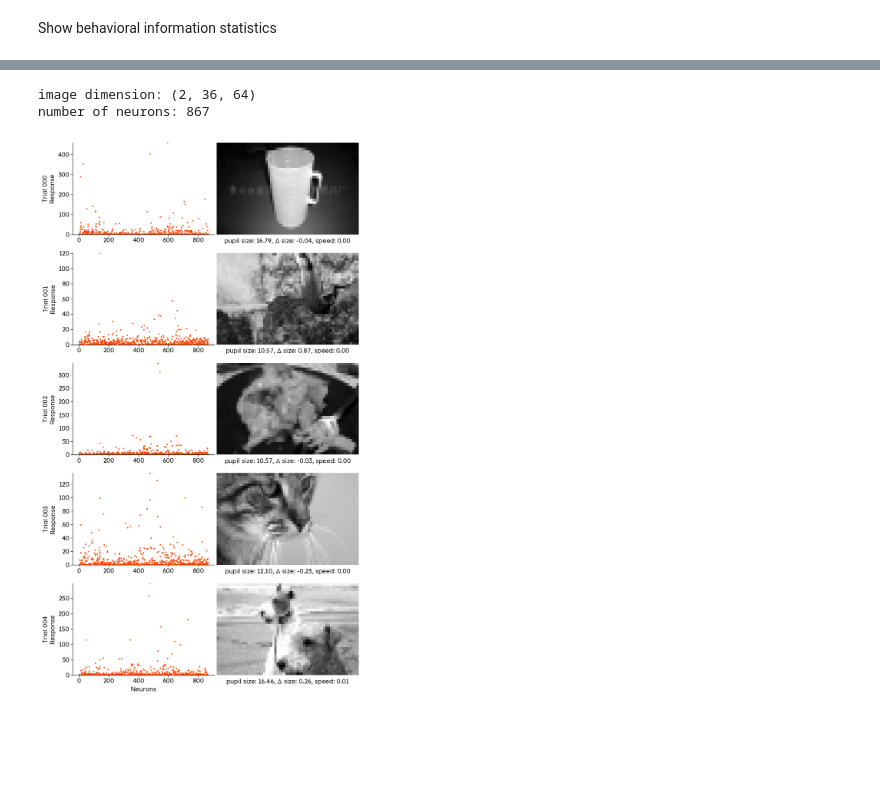
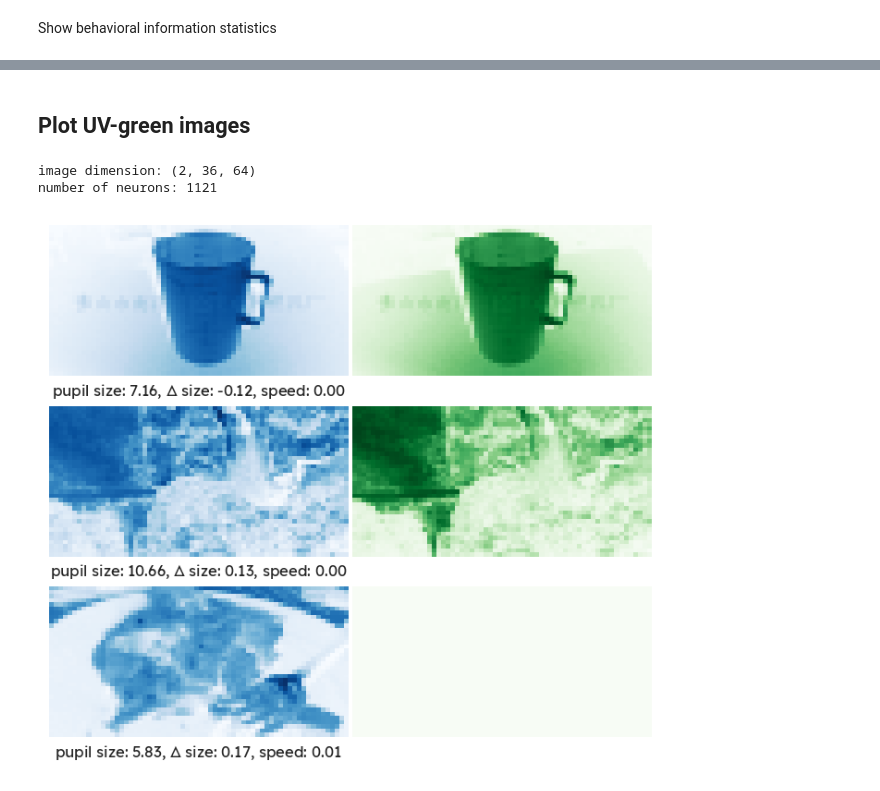
Before and after one commit to bryanlimy/V1T, a Jupyter notebook: misc/franke2022_visualization.ipynb, the cells around one changed output, grey strips where cells are left out. Cells and saved outputs as stored; diff of their text form; code cells hidden in the pictures; blank space fills up the shorter version.

Commit message:
update plots

```diff
--- a/misc/franke2022_visualization.ipynb
+++ b/misc/franke2022_visualization.ipynb
@@ -74,6 +45,6 @@ pupil dilation min: 3.01, max: 46.57, mean: 15.47, std: 5.44
 # %%
 # normalize array to range [0, 1]
-normalize = lambda a: (a - np.min(a)) / (np.max(a) - np.min(a))
+normalize = lambda a: (a - np.min(a)) / (np.max(a) - np.min(a) + 1e-6)
 # standardize array to 0 mean and unit variance
 standardize = lambda a: (a - np.mean(a)) / np.std(a)
 # %%
@@ -128,7 +99,60 @@ for i, trial in enumerate(range(N_TRIALS)):
 
 plt.show()
 plt.close(figure)
-# %% [output]
-image dimension: (2, 36, 64)
-number of neurons: 867
-[figure, removed]
+# %% [markdown]
+## Plot UV-green images
+# %%
+N_TRIALS = 3
+mouse_id = "K"
+images, responses, behaviors = (
+    dataset[mouse_id]["image"],
+    dataset[mouse_id]["response"],
+    dataset[mouse_id]["behavior"],
+)
+print(
+    f"image dimension: {images.shape[1:]}\n" f"number of neurons: {responses.shape[1]}"
+)
+
+figure, axes = plt.subplots(
+    nrows=N_TRIALS,
+    ncols=2,
+    gridspec_kw={"wspace": 0.015, "hspace": 0.2},
+    figsize=(7, 2 * N_TRIALS),
+    dpi=120,
+    facecolor=BACKGROUND_COLOR,
+)
+
+# trials = np.random.choice(images.shape[0], size=N_TRIALS, replace=False)
+x_axis = np.arange(responses.shape[1])
+
+for i, trial in enumerate(range(N_TRIALS)):
+    # plot UV channel
+    axes[i, 0].imshow(normalize(images[trial][0]), cmap="Blues", aspect="auto")
+    axes[i, 0].set_xlabel(
+        rf"pupil size: {behaviors[trial][0]:.02f}, $\Delta$ size: {behaviors[trial][1]:.02f}, speed: {behaviors[trial][2]:.02f}"
+    )
+    axes[i, 0].set_xticks([])
+    axes[i, 0].set_yticks([])
+    axes[i, 0].tick_params(axis="both", which="both", pad=0, length=0)
+    tensorboard.remove_spines(axis=axes[i, 0])
+
+    # plot green channel
+    axes[i, 1].imshow(normalize(images[trial][1]), cmap="Greens", aspect="auto")
+    axes[i, 1].set_xticks([])
+    axes[i, 1].set_yticks([])
+    axes[i, 1].tick_params(axis="both", which="both", pad=0, length=0)
+    tensorboard.remove_spines(axis=axes[i, 1])
+
+tensorboard.save_figure(
+    figure,
+    filename=f"plots/mouse{mouse_id}_franke2022_images.png",
+    dpi=240,
+    close=False,
+)
+
+plt.show()
+plt.close(figure)
+# %% [output]
+image dimension: (2, 36, 64)
+number of neurons: 1121
+[figure, added]
```
Also changed, not shown: parts of 2 cells of this notebook, 3 other files.
